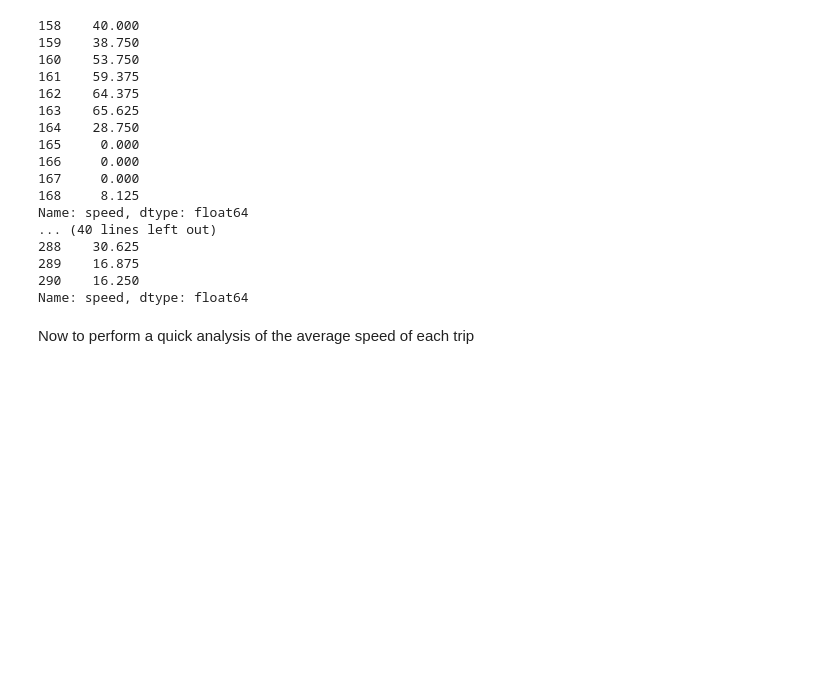
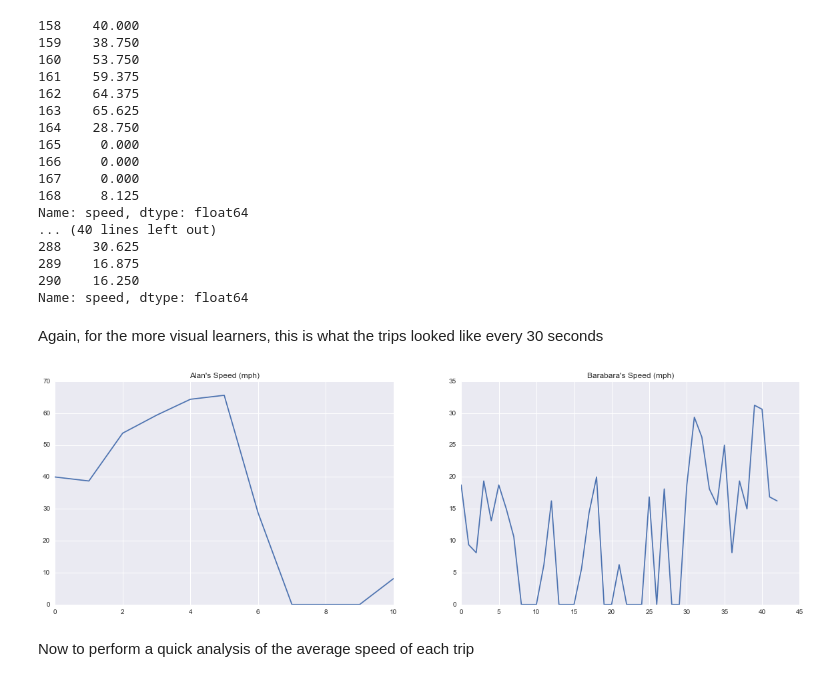
Before and after one commit to batorobe/Data-Analysis-Repo, a Jupyter notebook: Robert_Bato_allstate-data-ex.ipynb, the cells around one changed output. Drawn from its saved outputs; the diff is of its cells as text; code cells hidden in the pictures; blank space fills up the shorter version.

```diff
--- a/Robert_Bato_allstate-data-ex.ipynb
+++ b/Robert_Bato_allstate-data-ex.ipynb
@@ -84,6 +177,21 @@ Name: speed, dtype: float64
 289    16.875
 290    16.250
 Name: speed, dtype: float64
+# %% [markdown]
+Again, for the more visual learners, this is what the trips looked like every 30 seconds
+# %%
+import seaborn as sns
+import matplotlib.pyplot as plt
+%matplotlib inline
+
+f, (ax1, ax2) = plt.subplots(1, 2, figsize = (20,6))
+ax1.plot(trip_7.speed.values)
+ax1.set_title('Alan\'s Speed (mph)')
+ax2.plot(trip_13.speed.values)
+ax2.set_title('Barabara\'s Speed (mph)')
+plt.show()
+# %% [output]
+[figure, added]
 # %% [markdown]
 Now to perform a quick analysis of the average speed of each trip
 # %%
```
Also changed, not shown: parts of 2 cells of this notebook.
